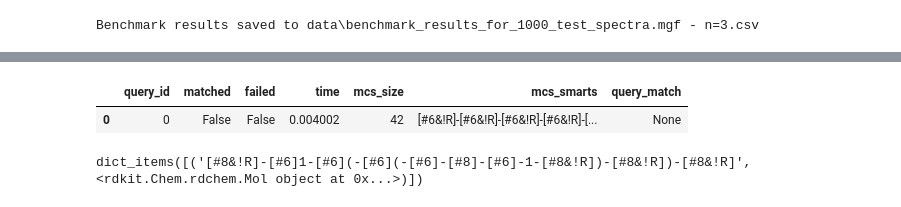
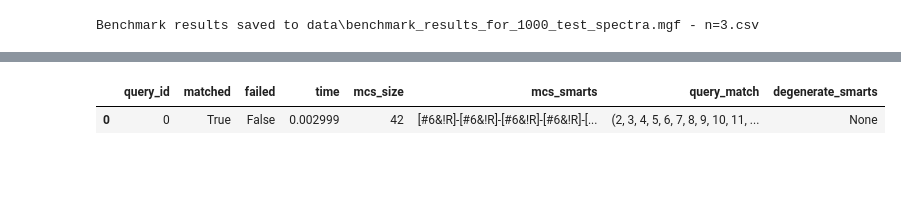
Before and after one commit to Knerten0815/master-thesis-code, a Jupyter notebook: benchmark_mcs_in_query.ipynb, the cells around one changed output, grey strips where cells are left out. Saved outputs shown, nothing was run; the diff lists cells and outputs as text; code cells hidden in the pictures; blank space fills up the shorter version.

```diff
--- a/benchmark_mcs_in_query.ipynb
+++ b/benchmark_mcs_in_query.ipynb
@@ -1,9 +1,9 @@
 # %%
 N = 3   # Number of analogues to each query spectrum
-TEST_SLICE = -1  # set to -1 for full set
+TEST_SLICE = 5  # set to -1 for full set
 
 # SSMMCS parameters
-SIM_MAP_THESHOLD = 0.2
+SIMILARITY_THESHOLD = 0.2
 NORMALIZE_WEIGHTS = True
 # Morgan fingerprint parameters
 MORGAN_RADIUS = 9
@@ -372,13 +391,15 @@ def benchmark_fmcs(query_mols, params: rdFMCS.MCSParameters):
 
     return fmcs_df
 # %%
-params = rdFMCS.MCSParameters()
-params.AtomTyper = rdFMCS.AtomCompare.CompareElements
-params.BondTyper = rdFMCS.BondCompare.CompareOrderExact
-params.AtomCompareParameters.RingMatchesRingOnly = True
-params.Timeout = TIMEOUT
+rdfmcs_params = rdFMCS.MCSParameters()
+rdfmcs_params.AtomTyper = rdFMCS.AtomCompare.CompareElements
+rdfmcs_params.BondTyper = rdFMCS.BondCompare.CompareOrderExact
+rdfmcs_params.AtomCompareParameters.RingMatchesRingOnly = True
+rdfmcs_params.Timeout = TIMEOUT
+
+fmcs_params = FMCSBenchmarkParams(params=rdfmcs_params)
+cse_fmcs_params = ChemSpaceExplorerBenchmarkParams(method_params=fmcs_params)
 
 # Create sanitized parameter string first
-param_string = fmcs_params_to_string(params)
-fmcs_df = benchmark(query_mols, "FMCS", param_string, params, method=benchmark_fmcs)
+fmcs_df = chemspace_explorer_benchmark(query_mols, cse_fmcs_params, method=benchmark_fmcs)
 # %% [output]
@@ -855,21 +831,16 @@ benchmark_df
 import rdkit.Chem.Draw as Draw
 
 
-query_id = 3
+query_id = 0
 Draw.MolToImage(query_mols[query_id])#, highlightAtoms=mcs_matches_FMCS[query_id], size=(300, 300))
-fmcs = rdFMCS.FindMCS(get_query_analogues(query_id), params)
+fmcs = rdFMCS.FindMCS(get_query_analogues(query_id), fmcs_params.params)
 fmcs_dict = fmcs.degenerateSmartsQueryMolDict
 # %%
-params.StoreAll = False
-benchmark_fmcs(query_mols[query_id:query_id+1], params)
+fmcs_params.params.StoreAll = False
+benchmark_fmcs(query_mols[query_id:query_id+1], fmcs_params)
 # %% [output]
-|  | query_id | matched | failed | time | mcs_size | mcs_smarts | query_match |
-| 0 | 0 | False | False | 0.004002 | 42 | [#6&!R]-[#6&!R]-[#6&!R]-[#6&!R]-[... | None |
+|  | query_id | matched | failed | time | mcs_size | mcs_smarts | query_match | degenerate_smarts |
+| 0 | 0 | True | False | 0.002999 | 42 | [#6&!R]-[#6&!R]-[#6&!R]-[#6&!R]-[... | (2, 3, 4, 5, 6, 7, 8, 9, 10, 11, ... | None |
-# %%
-# Option 1: Convert to list first
-fmcs_dict.items()
-# %% [output]
-dict_items([('[#8&!R]-[#6]1-[#6](-[#6](-[#6]-[#8]-[#6]-1-[#8&!R])-[#8&!R])-[#8&!R]', <rdkit.Chem.rdchem.Mol object at 0x...>)])
 # %%
 # This causes the RuntimeError:
 # FMCS. Invalid argument. mols.size() must be at least 2:
```
Also changed, not shown: parts of 26 cells of this notebook.
